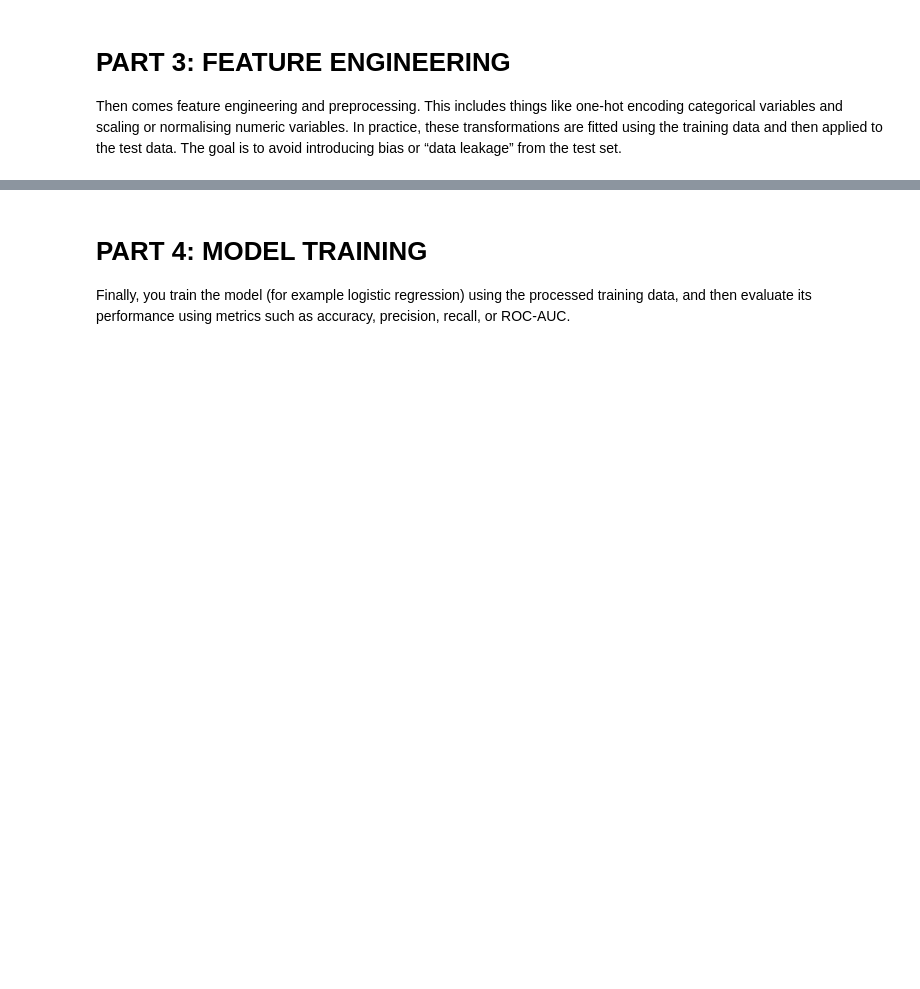
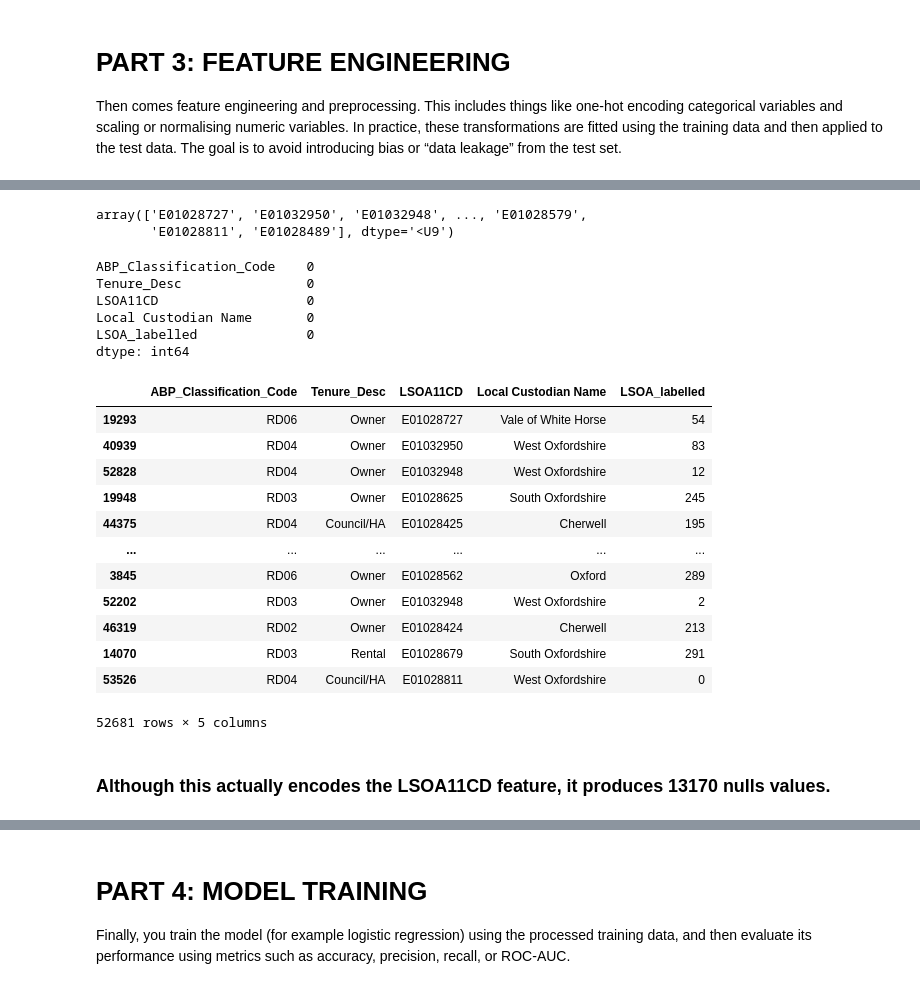
Before and after one commit to admason/C_Spark_Project, a Jupyter notebook: H_SFTY_1_DataCleanse_Exploration.ipynb, the cells around one changed output, grey strips where cells are left out. Drawn from its saved outputs; the diff is of its cells as text; code cells hidden in the pictures; blank space fills up the shorter version.

```diff
--- a/H_SFTY_1_DataCleanse_Exploration.ipynb
+++ b/H_SFTY_1_DataCleanse_Exploration.ipynb
@@ -417,0 +615,3 @@ Then comes feature engineering and preprocessing. This includes things like one-
+# %%
+from sklearn.preprocessing import LabelEncoder
+le = LabelEncoder()
@@ -417,0 +631,7 @@ Then comes feature engineering and preprocessing. This includes things like one-
+# %%
+#X_train_obj['LSOA11CD']
+LSOA_labelled = le.transform(X_train_obj['LSOA11CD'])
+LSOA_labelled
+LSOA_labelled_df = pd.DataFrame(LSOA_labelled)
+LSOA_labelled_df.rename(columns = {0:'LSOA_labelled'}, inplace = True)
+LSOA_labelled_df.value_counts()
@@ -417,0 +652,34 @@ Then comes feature engineering and preprocessing. This includes things like one-
+# %%
+le.inverse_transform(LSOA_labelled)
+# %% [output]
+array(['E01028727', 'E01032950', 'E01032948', ..., 'E01028579',
+       'E01028811', 'E01028489'], dtype='<U9')
+# %%
+X_t_obj= pd.merge(X_train_obj, LSOA_labelled_df, left_index=True, right_index=True, how ='inner')
+# %%
+X_t_obj.isnull().sum()
+# %% [output]
+ABP_Classification_Code    0
+Tenure_Desc                0
+LSOA11CD                   0
+Local Custodian Name       0
+LSOA_labelled              0
+dtype: int64
+# %%
+X_t_obj
+# %% [output]
+|  | ABP_Classification_Code | Tenure_Desc | LSOA11CD | Local Custodian Name | LSOA_labelled |
+| 19293 | RD06 | Owner | E01028727 | Vale of White Horse | 54 |
+| 40939 | RD04 | Owner | E01032950 | West Oxfordshire | 83 |
+| 52828 | RD04 | Owner | E01032948 | West Oxfordshire | 12 |
+| 19948 | RD03 | Owner | E01028625 | South Oxfordshire | 245 |
+| 44375 | RD04 | Council/HA | E01028425 | Cherwell | 195 |
+| ... | ... | ... | ... | ... | ... |
+| 3845 | RD06 | Owner | E01028562 | Oxford | 289 |
+| 52202 | RD03 | Owner | E01032948 | West Oxfordshire | 2 |
+| 46319 | RD02 | Owner | E01028424 | Cherwell | 213 |
+| 14070 | RD03 | Rental | E01028679 | South Oxfordshire | 291 |
+| 53526 | RD04 | Council/HA | E01028811 | West Oxfordshire | 0 |
+52681 rows × 5 columns
+# %% [markdown]
+### Although this actually encodes the LSOA11CD feature, it produces 13170 nulls values.
```
Also changed, not shown: parts of 57 cells of this notebook.
